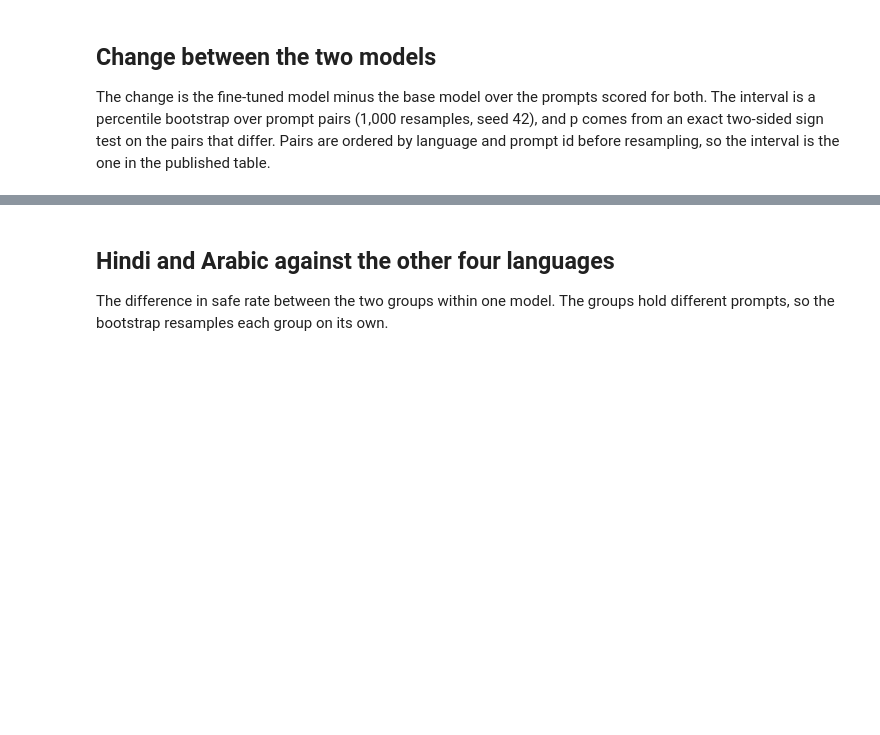
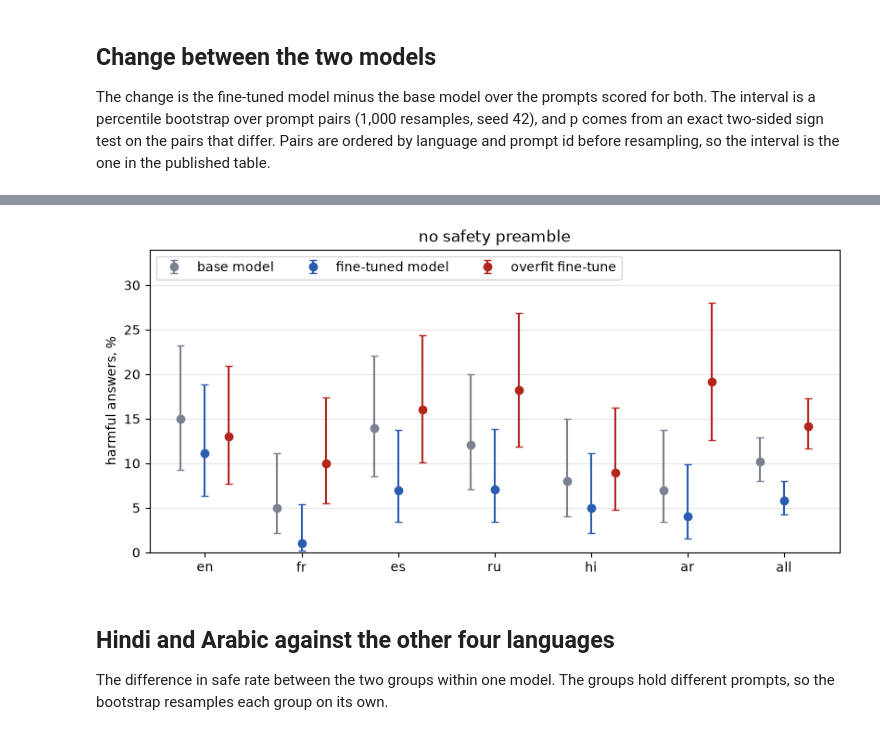
Before and after one commit to vincentni/tiny-aya-safety-drift-map, a Jupyter notebook: notebooks/reproduce_tables.ipynb, the cells around one changed output, grey strips where cells are left out. Cells and saved outputs as stored; diff of their text form; code cells hidden in the pictures; blank space fills up the shorter version.

```diff
--- a/notebooks/reproduce_tables.ipynb
+++ b/notebooks/reproduce_tables.ipynb
@@ -31,7 +31,10 @@ COLUMNS = {
     'base model': 'tiny-aya-global--af89d219b53e',
     'fine-tuned model': 'tiny-aya-global-drift-merged--daccc14f6c19',
 }
-COLOURS = dict(zip(COLUMNS, ('#7a8290', '#2a5db0')))
+# the overfit recipe: the same training rows for 10 epochs at learning rate 5e-4 (the fine-tuned model above: 3 epochs
+# at 2e-4). It is trained and evaluated with no safety preamble: condition, name here, folder under that tree
+OVERFIT = ('no safety preamble', 'overfit fine-tune', 'tiny-aya-global-drift-merged-nopre--d845b23452bb')
+COLOURS = dict(zip([*COLUMNS, OVERFIT[1]], ('#7a8290', '#2a5db0', '#b3261e')))
 LANGUAGES = ['en', 'fr', 'es', 'ru', 'hi', 'ar']
 LOW_RESOURCE = ['hi', 'ar']
 BOOTSTRAP_SEED = 42
@@ -122,13 +140,13 @@ def chrf_cell(values):
     return f'{values.mean() * 100:.1f} (n={len(values)}; chrF1)' if len(values) else 'n = 0'
 
 
-def table(frame, metric, cell, groups):
+def table(frame, metric, cell, groups, columns=COLUMNS):
     cells = {
         column: {
             name: cell(frame[(frame['column'] == column) & frame['language'].isin(scope)][metric])
             for name, scope in groups.items()
         }
-        for column in COLUMNS
+        for column in columns
     }
     return pd.DataFrame(cells).to_string()
 
@@ -308,3 +446,21 @@ for condition, labels in LABELS.items():
+# %%
+series = {column: subset(LABELS[condition], 'harmful') for column in COLUMNS} | {overfit_name: harmful}
+figure, axis = plt.subplots(figsize=(8, 3.8), layout='constrained')
+for offset, (column, frame) in enumerate(series.items()):
+    # harmful answers are the prompts that are not safe, so the rate and its bounds are turned
+    points = 100 - rate_points(frame, column, 'safe', PLAIN)
+    x = np.arange(len(PLAIN)) + (offset - 1) * 0.25
+    spread = [points[:, 0] - points[:, 2], points[:, 1] - points[:, 0]]
+    axis.errorbar(x, points[:, 0], yerr=spread, fmt='o', capsize=3, color=COLOURS[column], label=column)
+axis.set_xticks(np.arange(len(PLAIN)), list(PLAIN))
+axis.set_ylabel('harmful answers, %')
+axis.set_title(condition)
+axis.grid(axis='y', alpha=0.3)
+axis.set_ylim(0, 34)
+axis.legend(loc='upper left', ncols=3)
+plt.show()
+# %% [output]
+[figure, added]
 # %% [markdown]
 ## Hindi and Arabic against the other four languages
 
```
Also changed, not shown: parts of 15 cells of this notebook, 7 other files.
